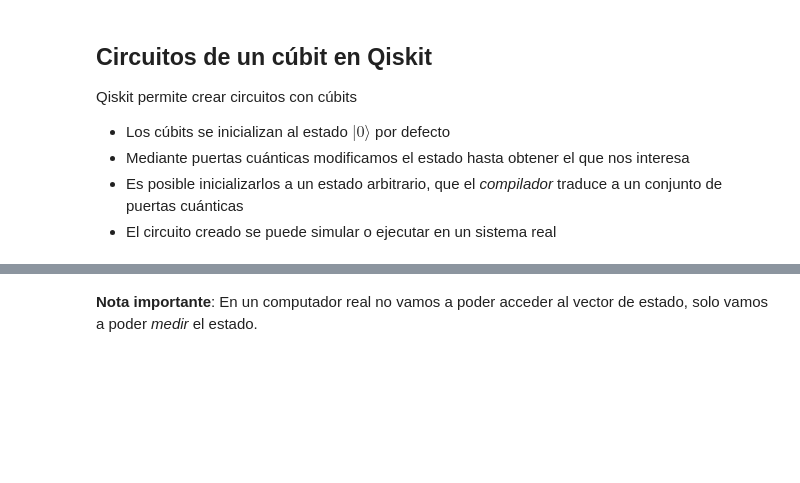
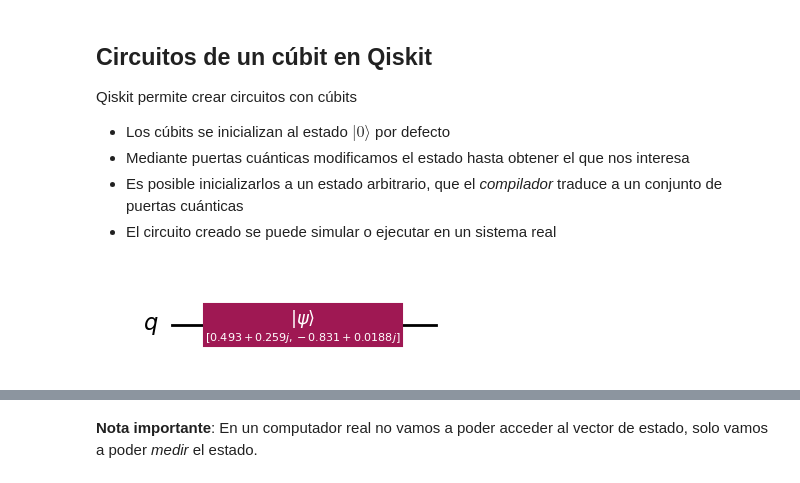
Before and after one commit to tarabelo/2024-VIU-Quantum, a Jupyter notebook: Bits y Cúbits.ipynb, the cells around one changed output, grey strips where cells are left out. Saved outputs shown, nothing was run; the diff lists cells and outputs as text; code cells hidden in the pictures; blank space fills up the shorter version.

```diff
--- a/Bits y Cúbits.ipynb
+++ b/Bits y Cúbits.ipynb
@@ -558,12 +564,14 @@ Qiskit permite crear circuitos con cúbits
 # %%
 from qiskit import QuantumCircuit
 from qiskit.quantum_info import Statevector, random_statevector
 
 # Creamos un circuito cuántico de 1 cúbit
 qc = QuantumCircuit(1)
 # Inicializamos el cúbit al un estado aleatorio
 qc.initialize(random_statevector(dims=2, seed=13)) # dims: dimensión del estado
 # Mostramos el circuito
-qc.draw('mpl', style="iqp")
+qc.draw(output='mpl')
+# %% [output]
+[figure, added]
 # %%
 # Simulamos el circuito con Aer para obtener el vector de estado
```
Also changed, not shown: parts of 29 cells of this notebook.
